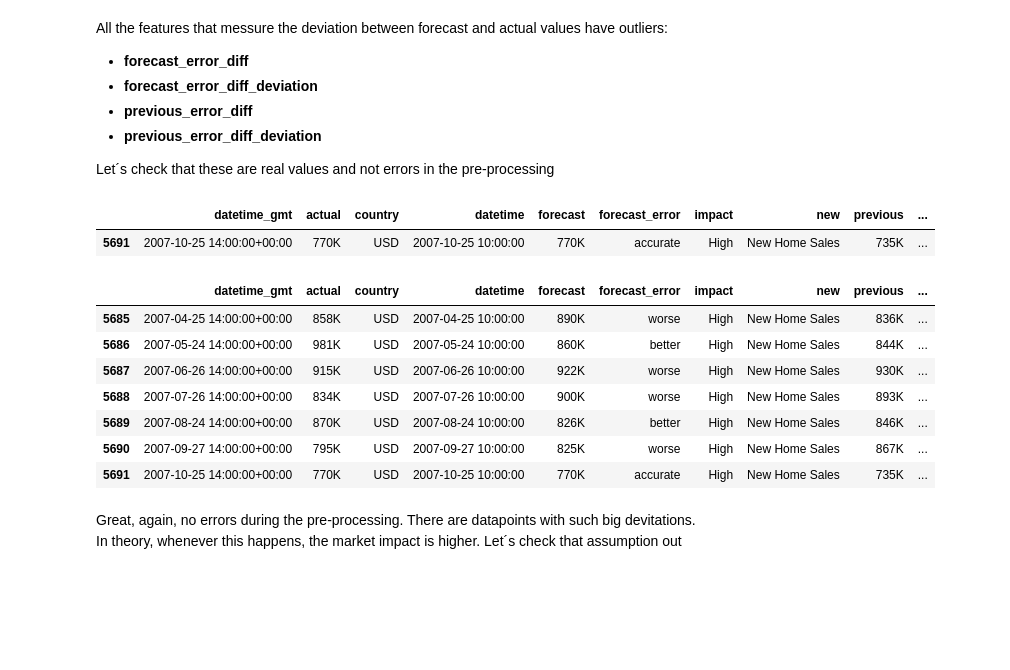
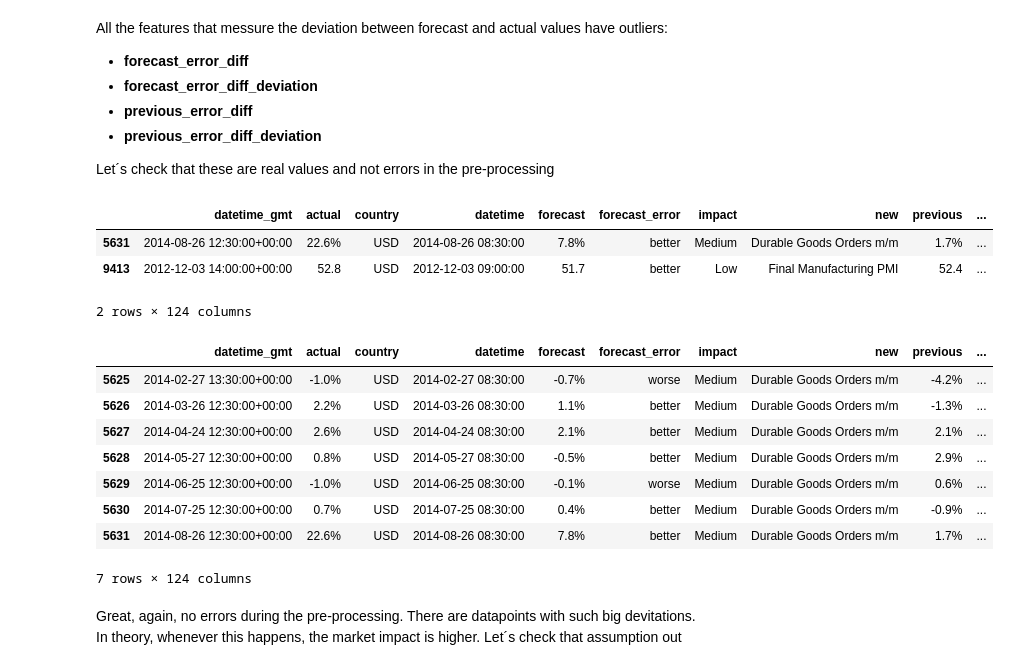
Before and after one commit to msanzsanz/PFM_EconomicNewsImpact, a Jupyter notebook: models/datafamiliarity.ipynb, the cells around one changed output. Drawn from its saved outputs; the diff is of its cells as text; code cells hidden in the pictures; blank space fills up the shorter version.

```diff
--- a/models/datafamiliarity.ipynb
+++ b/models/datafamiliarity.ipynb
@@ -64,21 +66,24 @@ All the features that messure the deviation between forecast and actual values h
 
 Let´s check that these are real values and not errors in the pre-processing
 # %%
-df[df['forecast_error_diff_deviation']>72]
+df[df['forecast_error_diff_deviation']>15]
 # %% [output]
 |  | datetime_gmt | actual | country | datetime | forecast | forecast_error | impact | new | previous | ... |
-| 5691 | 2007-10-25 14:00:00+00:00 | 770K | USD | 2007-10-25 10:00:00 | 770K | accurate | High | New Home Sales | 735K | ... |
+| 5631 | 2014-08-26 12:30:00+00:00 | 22.6% | USD | 2014-08-26 08:30:00 | 7.8% | better | Medium | Durable Goods Orders m/m | 1.7% | ... |
+| 9413 | 2012-12-03 14:00:00+00:00 | 52.8 | USD | 2012-12-03 09:00:00 | 51.7 | better | Low | Final Manufacturing PMI | 52.4 | ... |
+2 rows × 124 columns
 # %%
-df.iloc[list(range(5685,5692))]
+df.iloc[list(range(5625,5632))]
 # %% [output]
 |  | datetime_gmt | actual | country | datetime | forecast | forecast_error | impact | new | previous | ... |
-| 5685 | 2007-04-25 14:00:00+00:00 | 858K | USD | 2007-04-25 10:00:00 | 890K | worse | High | New Home Sales | 836K | ... |
-| 5686 | 2007-05-24 14:00:00+00:00 | 981K | USD | 2007-05-24 10:00:00 | 860K | better | High | New Home Sales | 844K | ... |
-| 5687 | 2007-06-26 14:00:00+00:00 | 915K | USD | 2007-06-26 10:00:00 | 922K | worse | High | New Home Sales | 930K | ... |
-| 5688 | 2007-07-26 14:00:00+00:00 | 834K | USD | 2007-07-26 10:00:00 | 900K | worse | High | New Home Sales | 893K | ... |
-| 5689 | 2007-08-24 14:00:00+00:00 | 870K | USD | 2007-08-24 10:00:00 | 826K | better | High | New Home Sales | 846K | ... |
-| 5690 | 2007-09-27 14:00:00+00:00 | 795K | USD | 2007-09-27 10:00:00 | 825K | worse | High | New Home Sales | 867K | ... |
-| 5691 | 2007-10-25 14:00:00+00:00 | 770K | USD | 2007-10-25 10:00:00 | 770K | accurate | High | New Home Sales | 735K | ... |
+| 5625 | 2014-02-27 13:30:00+00:00 | -1.0% | USD | 2014-02-27 08:30:00 | -0.7% | worse | Medium | Durable Goods Orders m/m | -4.2% | ... |
+| 5626 | 2014-03-26 12:30:00+00:00 | 2.2% | USD | 2014-03-26 08:30:00 | 1.1% | better | Medium | Durable Goods Orders m/m | -1.3% | ... |
+| 5627 | 2014-04-24 12:30:00+00:00 | 2.6% | USD | 2014-04-24 08:30:00 | 2.1% | better | Medium | Durable Goods Orders m/m | 2.1% | ... |
+| 5628 | 2014-05-27 12:30:00+00:00 | 0.8% | USD | 2014-05-27 08:30:00 | -0.5% | better | Medium | Durable Goods Orders m/m | 2.9% | ... |
+| 5629 | 2014-06-25 12:30:00+00:00 | -1.0% | USD | 2014-06-25 08:30:00 | -0.1% | worse | Medium | Durable Goods Orders m/m | 0.6% | ... |
+| 5630 | 2014-07-25 12:30:00+00:00 | 0.7% | USD | 2014-07-25 08:30:00 | 0.4% | better | Medium | Durable Goods Orders m/m | -0.9% | ... |
+| 5631 | 2014-08-26 12:30:00+00:00 | 22.6% | USD | 2014-08-26 08:30:00 | 7.8% | better | Medium | Durable Goods Orders m/m | 1.7% | ... |
+7 rows × 124 columns
 # %% [markdown]
 Great, again, no errors during the pre-processing. There are datapoints with such big devitations.
 In theory, whenever this happens, the market impact is higher. Let´s check that assumption out
```
Also changed, not shown: parts of 17 cells of this notebook, 7 other files.
